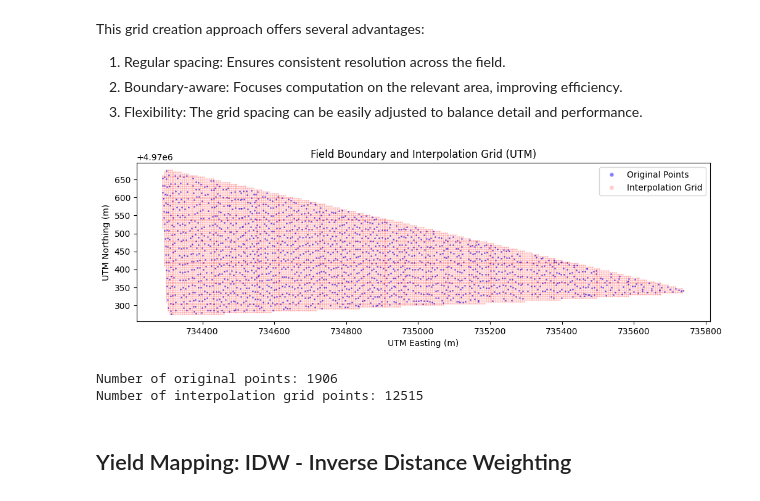
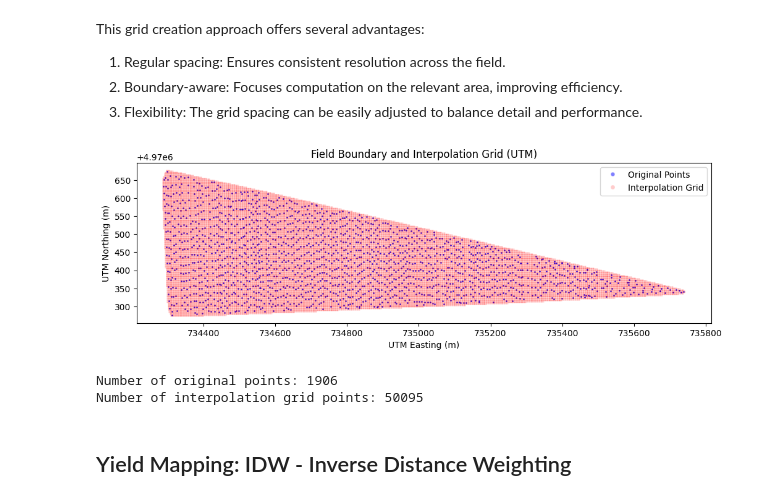
Before and after one commit to CharlieNestor/sunflower_yield_analysis, a Jupyter notebook: Yield_mapping.ipynb, the cells around one changed output. Cells and saved outputs as stored; diff of their text form; code cells hidden in the pictures.

```diff
--- a/Yield_mapping.ipynb
+++ b/Yield_mapping.ipynb
@@ -117,8 +117,8 @@ This code above performs coordinate reference system (CRS) transformation for yi
 # %%
 # Create a grid of points for interpolation
 minx, miny, maxx, maxy = buffered_boundary.total_bounds
-x = np.arange(minx, maxx, 5)  # 5-meter grid spacing
-y = np.arange(miny, maxy, 5)
+x = np.arange(minx, maxx, 2.5)  # 2.5-meter grid spacing
+y = np.arange(miny, maxy, 2.5)
 xx, yy = np.meshgrid(x, y)
 grid_points = gpd.GeoDataFrame(
     geometry=gpd.points_from_xy(xx.ravel(), yy.ravel()),
@@ -136,29 +136,29 @@ This grid creation approach offers several advantages:
 # %%
 # Plot to visualize
 fig, ax = plt.subplots(figsize=(12, 8))
 
 # Plot the data
-gdf_utm.plot(ax=ax, color='blue', markersize=1, alpha=0.5, label='Original Points')
-grid_points_within.plot(ax=ax, color='red', markersize=1, alpha=0.2, label='Interpolation Grid')
+gdf_utm.plot(ax=ax, color='blue', markersize=1, alpha=0.8, label='Original Points')
+grid_points_within.plot(ax=ax, color='red', markersize=1, alpha=0.1, label='Interpolation Grid')
 
 # Create legend entries manually
 legend_elements = [
     plt.Line2D([0], [0], marker='o', color='w', label='Original Points', markerfacecolor='blue', markersize=5, alpha=0.5),
     plt.Line2D([0], [0], marker='o', color='w', label='Interpolation Grid', markerfacecolor='red', markersize=5, alpha=0.2)
 ]
 
 ax.legend(handles=legend_elements)
 ax.set_title('Field Boundary and Interpolation Grid (UTM)')
 ax.set_xlabel('UTM Easting (m)')
 ax.set_ylabel('UTM Northing (m)')
 plt.show()
 
 print(f"Number of original points: {len(gdf_utm)}")
 print(f"Number of interpolation grid points: {len(grid_points_within)}")
 # %% [output]
-[figure, old version]
+[figure, new version]
 Number of original points: 1906
-Number of interpolation grid points: 12515
+Number of interpolation grid points: 50095
 # %% [markdown]
 ## Yield Mapping: IDW - Inverse Distance Weighting
 # %%
```
Also changed, not shown: parts of 4 cells of this notebook, 2 other files.
